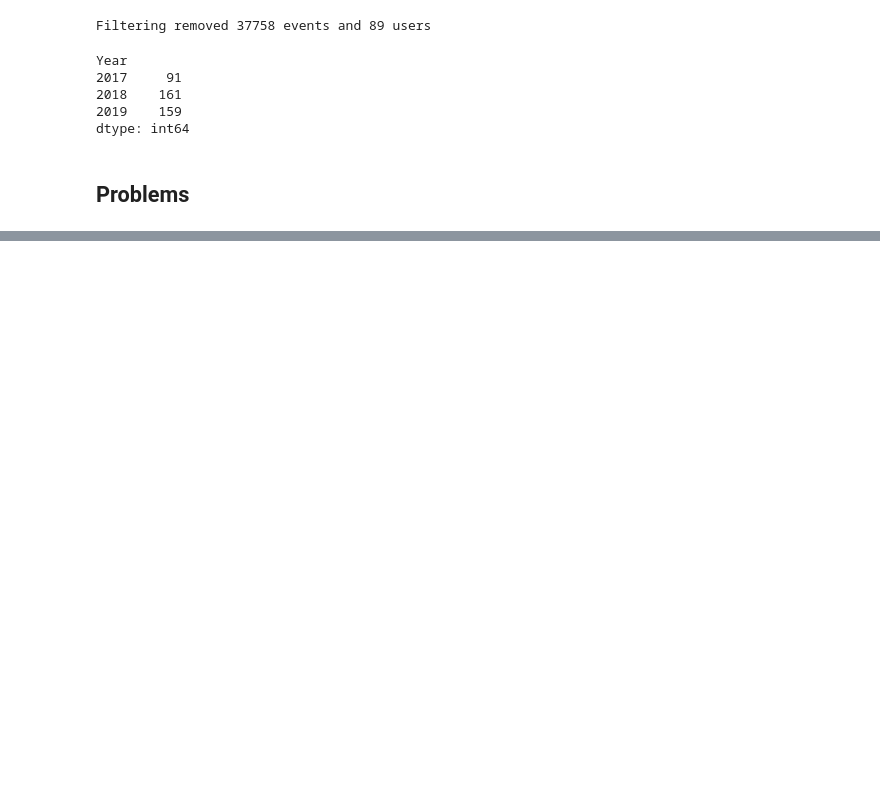
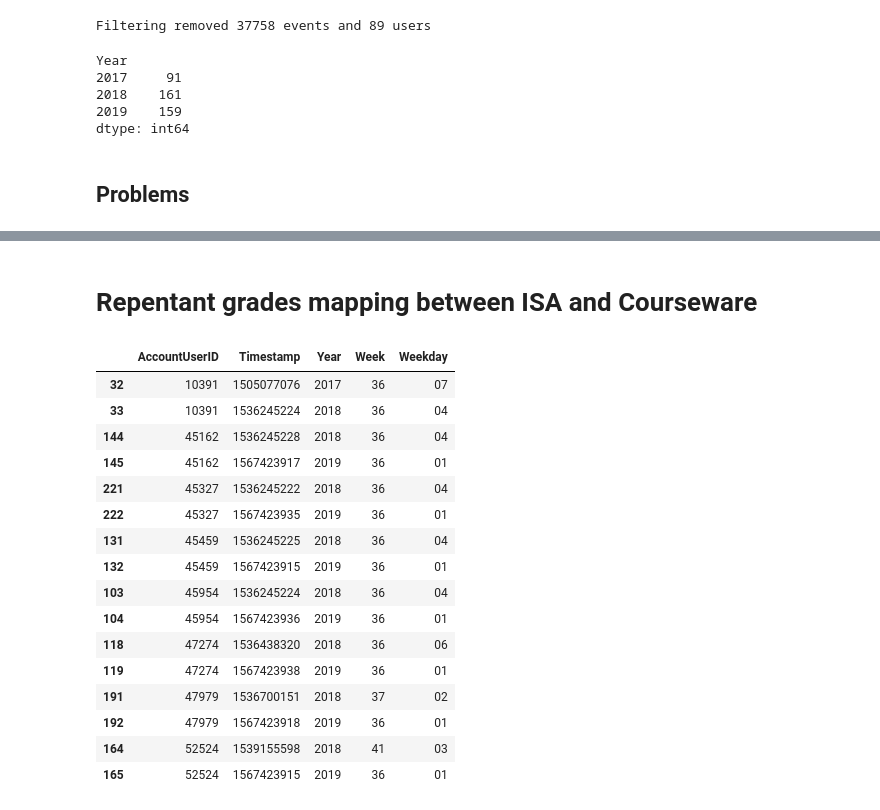
Before and after one commit to epfl-ml4ed/flipped-classroom, a Jupyter notebook: notebooks/grades.ipynb, the cells around one changed output, grey strips where cells are left out. Saved outputs shown, nothing was run; the diff lists cells and outputs as text; code cells hidden in the pictures; blank space fills up the shorter version.

```diff
--- a/notebooks/grades.ipynb
+++ b/notebooks/grades.ipynb
@@ -178,0 +284,25 @@ Filtering removed 8431 events and 28 users
+# %% [markdown]
+# Repentant grades mapping between ISA and Courseware
+# %%
+user_info = getUserInfo()
+cw_repentants = user_info[user_info.duplicated("AccountUserID")].AccountUserID.values
+cw_repentants = user_info.loc[user_info.AccountUserID.isin(cw_repentants)].sort_values(by=["AccountUserID","Year"])
+cw_repentants
+# %% [output]
+|  | AccountUserID | Timestamp | Year | Week | Weekday |
+| 32 | 10391 | 1505077076 | 2017 | 36 | 07 |
+| 33 | 10391 | 1536245224 | 2018 | 36 | 04 |
+| 144 | 45162 | 1536245228 | 2018 | 36 | 04 |
+| 145 | 45162 | 1567423917 | 2019 | 36 | 01 |
+| 221 | 45327 | 1536245222 | 2018 | 36 | 04 |
+| 222 | 45327 | 1567423935 | 2019 | 36 | 01 |
+| 131 | 45459 | 1536245225 | 2018 | 36 | 04 |
+| 132 | 45459 | 1567423915 | 2019 | 36 | 01 |
+| 103 | 45954 | 1536245224 | 2018 | 36 | 04 |
+| 104 | 45954 | 1567423936 | 2019 | 36 | 01 |
+| 118 | 47274 | 1536438320 | 2018 | 36 | 06 |
+| 119 | 47274 | 1567423938 | 2019 | 36 | 01 |
+| 191 | 47979 | 1536700151 | 2018 | 37 | 02 |
+| 192 | 47979 | 1567423918 | 2019 | 36 | 01 |
+| 164 | 52524 | 1539155598 | 2018 | 41 | 03 |
+| 165 | 52524 | 1567423915 | 2019 | 36 | 01 |
```
Also changed, not shown: parts of 17 cells of this notebook, 5 other files.
